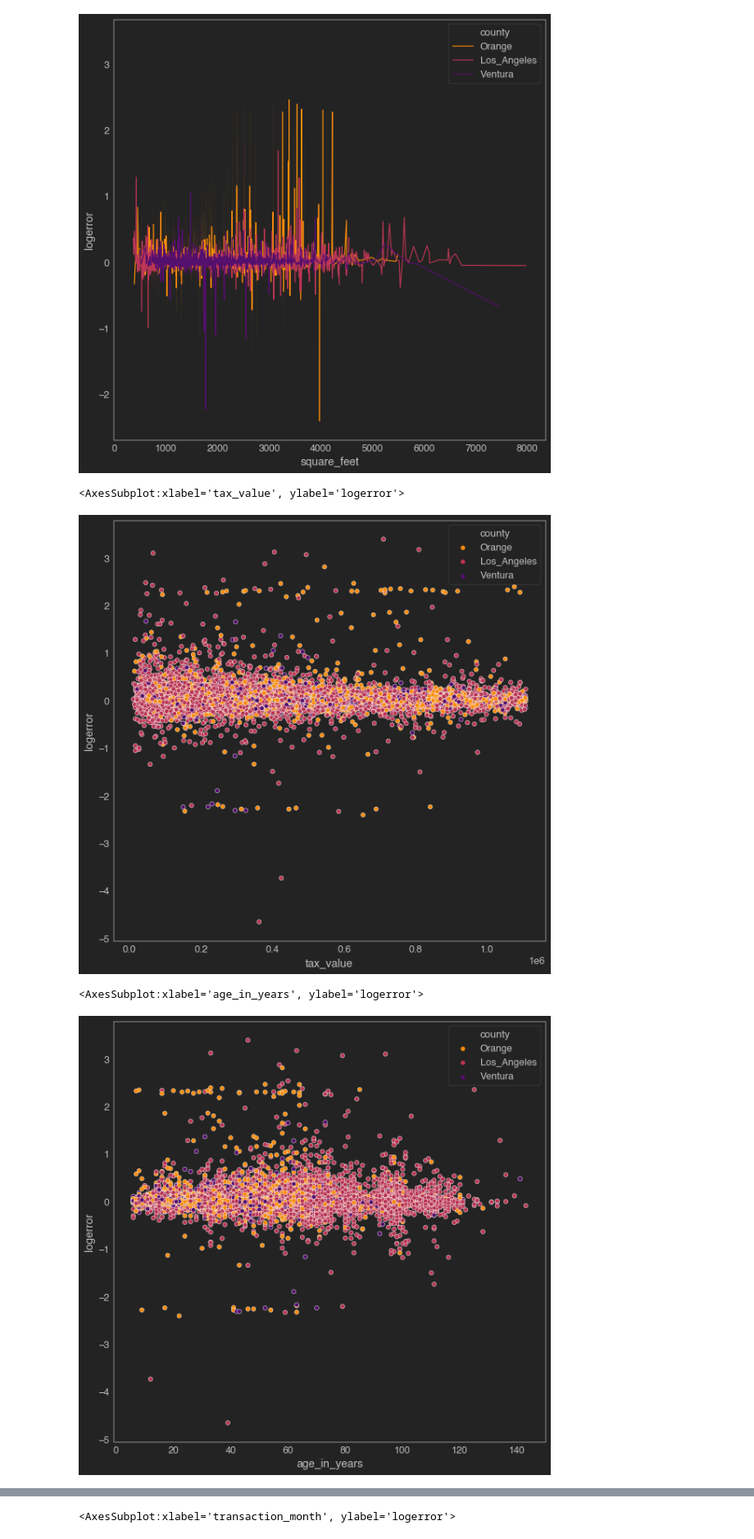
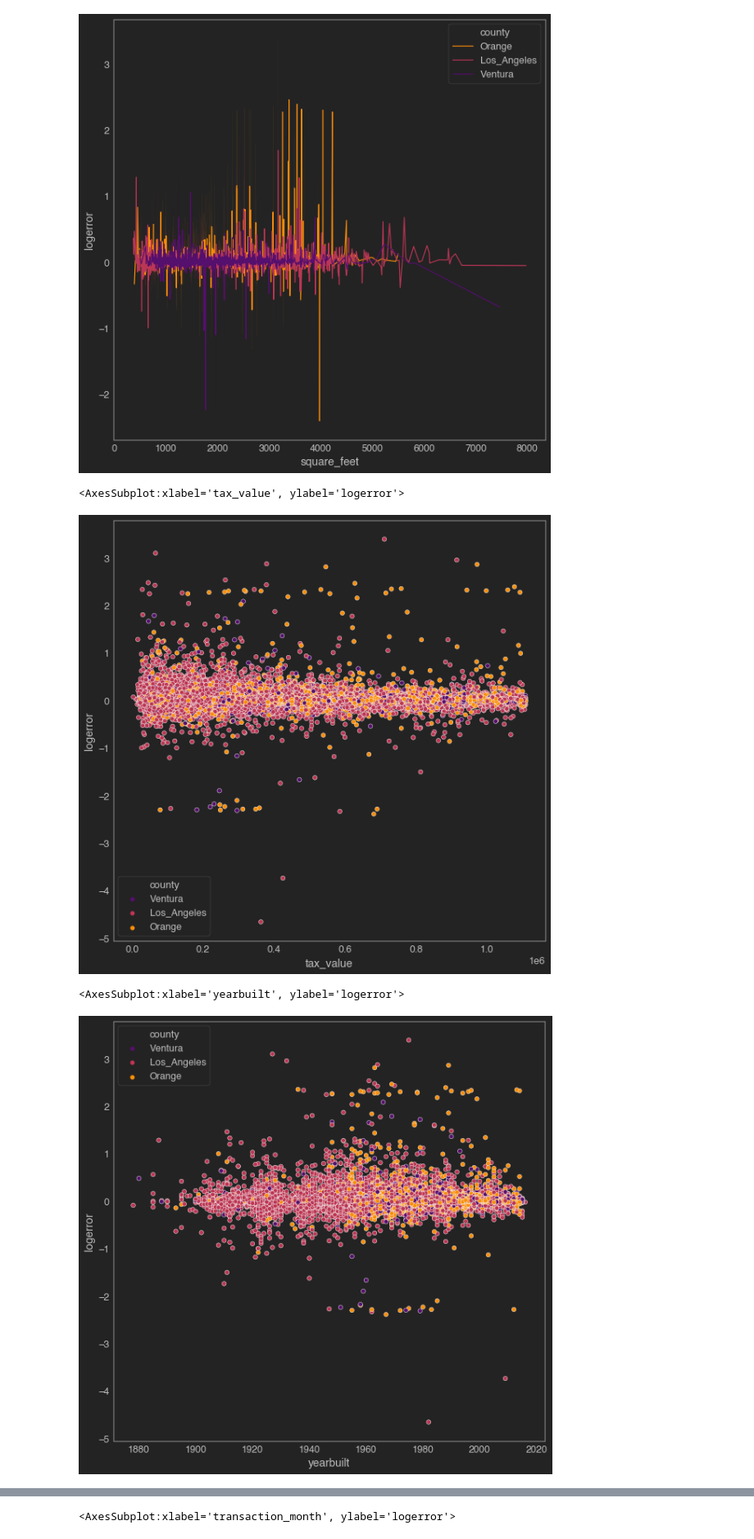
Before and after one commit to Ken-Alviola/clustering-exercises, a Jupyter notebook: explore_zillow.ipynb, the cells around one changed output, grey strips where cells are left out. Shown at 82% size. Cells and saved outputs as stored; diff of their text form; code cells hidden in the pictures.

```diff
--- a/explore_zillow.ipynb
+++ b/explore_zillow.ipynb
@@ -190,7 +190,7 @@ df.buildingqualitytypeid.value_counts()
 2.0         3
 Name: buildingqualitytypeid, dtype: int64
 # %%
-train, validate, test = split_zillow(df,stratify_by='logerror_class')
+train, validate, test = split_zillow(df,stratify_by='county')
 # %%
 binary_vars = ['built_after_1970']
 categorical_vars = ['logerror_class', 'county',
@@ -385,15 +378,15 @@ sns.lineplot(data=train, x='square_feet',y='logerror', hue='county', palette='in
 [figure]
 # %%
 plt.figure(figsize=[10,10])
-sns.scatterplot(data=train, x='tax_value',y='logerror', hue='county', palette='inferno_r')
+sns.scatterplot(data=train, x='tax_value',y='logerror', hue='county', palette='inferno')
 # %% [output]
 <AxesSubplot:xlabel='tax_value', ylabel='logerror'>
-[figure, old version]
+[figure, new version]
 # %%
 plt.figure(figsize=[10,10])
-sns.scatterplot(data=train, x='age_in_years',y='logerror', hue='county', palette='inferno_r')
+sns.scatterplot(data=train, x='yearbuilt',y='logerror', hue='county', palette='inferno')
 # %% [output]
-<AxesSubplot:xlabel='age_in_years', ylabel='logerror'>
+<AxesSubplot:xlabel='yearbuilt', ylabel='logerror'>
-[figure, old version]
+[figure, new version]
 # %%
 plt.figure(figsize=[10,10])
```
Also changed, not shown: parts of 36 cells of this notebook.
